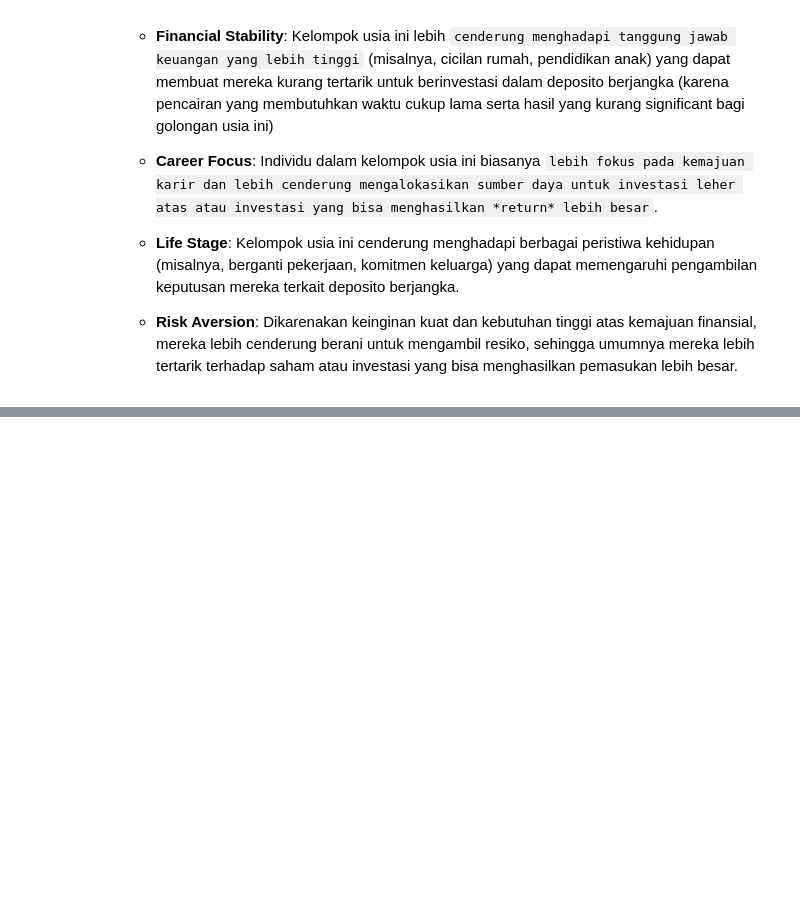
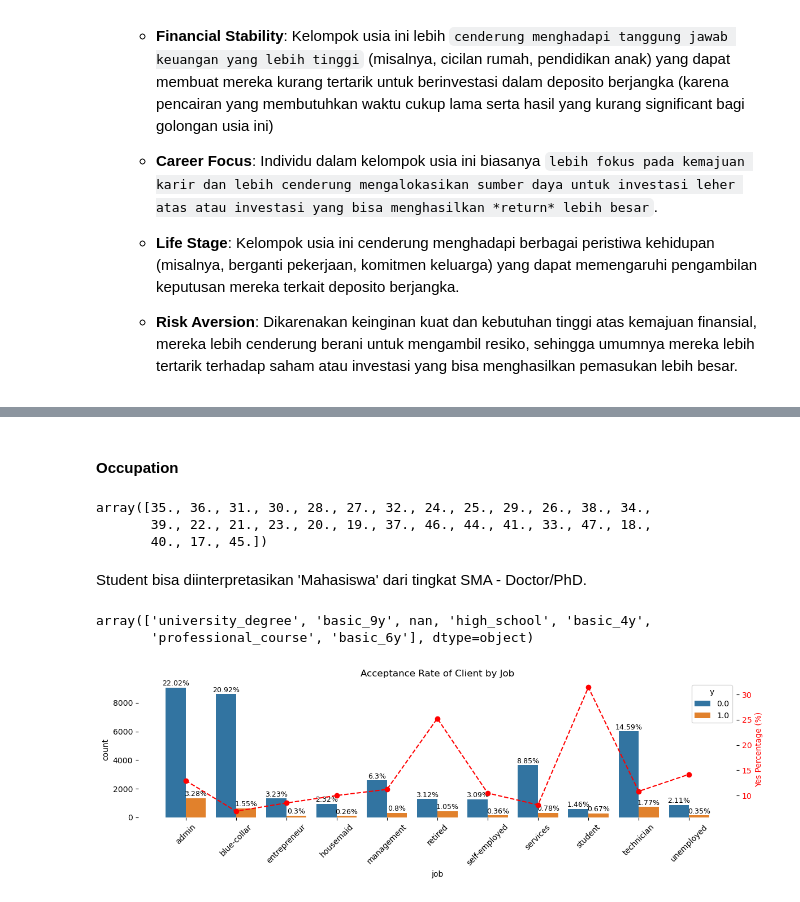
Before and after one commit to clarentcelsia/Analytics, a Jupyter notebook: ml/bank_telemarketing.ipynb, the cells around one changed output, grey strips where cells are left out. Drawn from its saved outputs; the diff is of its cells as text; code cells hidden in the pictures; blank space fills up the shorter version.

Commit message:
add occupation analysisg

```diff
--- a/ml/bank_telemarketing.ipynb
+++ b/ml/bank_telemarketing.ipynb
@@ -420,0 +423,3 @@ Sebagian besar data mengandung ciri client menolak dan hanya 11.27% ciri client
+# %%
+for i in df.columns:
+    df[i] = np.where(df[i]=='unknown', np.nan, df[i])
@@ -421,3 +458,7 @@ Sebagian besar data mengandung ciri client menolak dan hanya 11.27% ciri client
+# %%
+df['loan'].fillna(df['loan'].mode()[0], inplace=True)
+# %%
+df.fillna('unknown', inplace=True)
 # %% [markdown]
 ## Exploratory Data
 # %%
@@ -563,0 +613,39 @@ Dikarenakan sebagian besar *client* merupakan *client* yang berada pada rentang
+# %% [markdown]
+#### Occupation
+# %%
+df[df['job']=='student']['age'].unique()
+# %% [output]
+array([35., 36., 31., 30., 28., 27., 32., 24., 25., 29., 26., 38., 34.,
+       39., 22., 21., 23., 20., 19., 37., 46., 44., 41., 33., 47., 18.,
+       40., 17., 45.])
+# %% [markdown]
+Student bisa diinterpretasikan 'Mahasiswa' dari tingkat SMA - Doctor/PhD.
+# %%
+df[df['job'] == 'student']['education'].unique()
+# %% [output]
+array(['university_degree', 'basic_9y', nan, 'high_school', 'basic_4y',
+       'professional_course', 'basic_6y'], dtype=object)
+# %%
+contingency_table_job = (pd.crosstab(df['job'], df['y'], normalize='index')*100).round(3)
+# %%
+plt.figure(figsize=(12,4))
+
+ax = sns.countplot(data=df, x='job', hue='y', order=contingency_table_job.index)
+for p in ax.patches:
+    ax.annotate(f'{round(p.get_height()*100/len(df),2)}%', (p.get_x() + p.get_width() / 2., p.get_height()),
+                    ha='center', va='center', fontsize=9, color='black', xytext=(0, 5),
+                    textcoords='offset points')
+ax.tick_params(axis='x', rotation=45)
+for spine in ax.spines.values():
+    spine.set_visible(False)
+
+ax2 = ax.twinx()
+ax2.plot(contingency_table_job.index, contingency_table_job[1], color='red', marker='o', label='Yes Percentage', linestyle='--')
+ax2.set_ylabel("Yes Percentage (%)", color='red')
+ax2.tick_params(axis='y', labelcolor='red') # or set_xtickslabel
+
+plt.setp(ax2.spines.values(), visible=False)
+plt.title("Acceptance Rate of Client by Job")
+plt.tight_layout();
+# %% [output]
+[figure, added]
```
Also changed, not shown: parts of 9 cells of this notebook.
